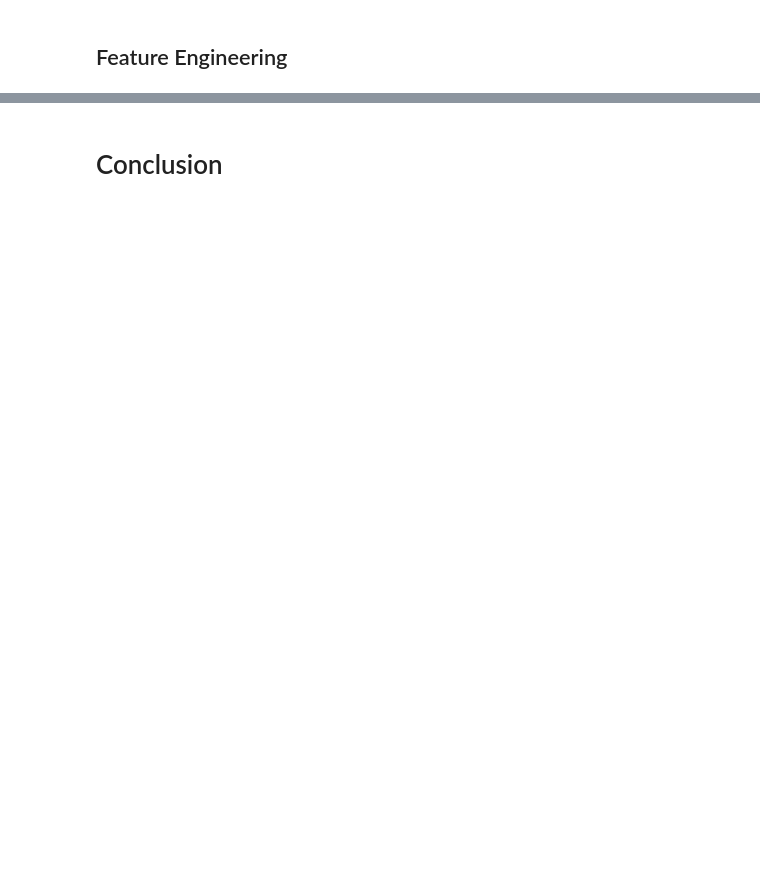
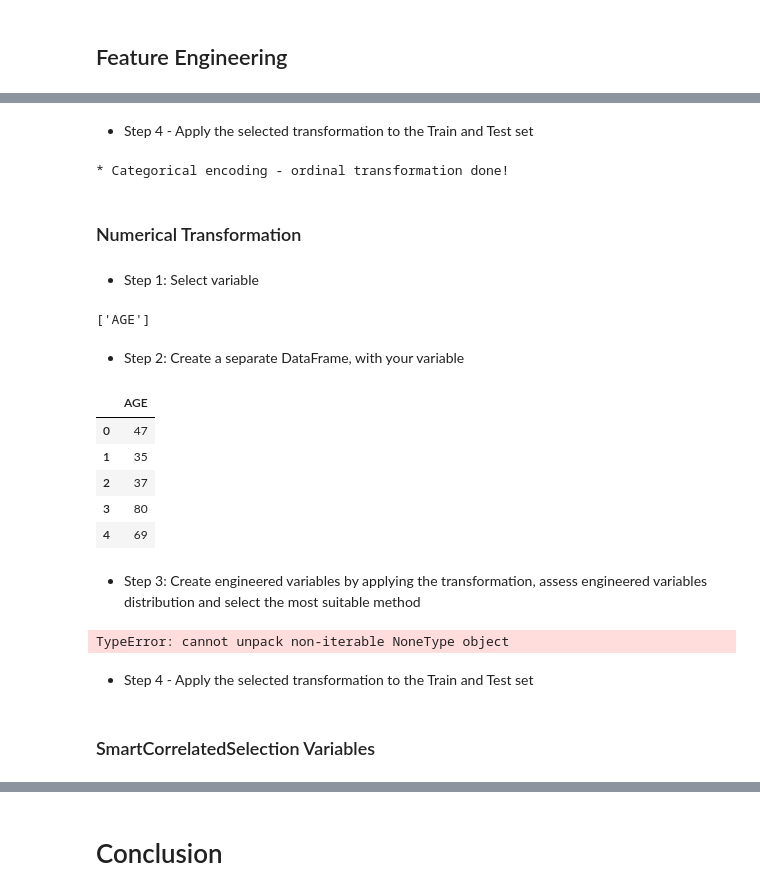
Before and after one commit to cniblock/milestone-covid-19-study, a Jupyter notebook: jupyter_notebooks/04 - FeatureEngineering.ipynb, the cells around one changed output, grey strips where cells are left out. Cells and saved outputs as stored; diff of their text form; code cells hidden in the pictures; blank space fills up the shorter version.

```diff
--- a/jupyter_notebooks/04 - FeatureEngineering.ipynb
+++ b/jupyter_notebooks/04 - FeatureEngineering.ipynb
@@ -63,0 +343,39 @@ Test Set
+# %% [markdown]
+* Step 4 - Apply the selected transformation to the Train and Test set
+# %%
+encoder = OrdinalEncoder(encoding_method='arbitrary', variables=variables_engineering)
+TrainSet = encoder.fit_transform(TrainSet)
+TestSet = encoder.transform(TestSet)
+
+print("* Categorical encoding - ordinal transformation done!")
+# %% [output]
+* Categorical encoding - ordinal transformation done!
+# %% [markdown]
+### Numerical Transformation
+# %% [markdown]
+* Step 1: Select variable
+# %%
+variables_engineering = ['AGE']
+variables_engineering
+# %% [output]
+['AGE']
+# %% [markdown]
+* Step 2: Create a separate DataFrame, with your variable
+# %%
+df_engineering = TrainSet[variables_engineering].copy()
+df_engineering.head()
+# %% [output]
+|  | AGE |
+| 0 | 47 |
+| 1 | 35 |
+| 2 | 37 |
+| 3 | 80 |
+| 4 | 69 |
+# %% [markdown]
+* Step 3: Create engineered variables by applying the transformation, assess engineered variables distribution and select the most suitable method
+# %%
+df_engineering = FeatureEngineeringAnalysis(df=df_engineering, analysis_type='numerical')
+# %% [output]
+TypeError: cannot unpack non-iterable NoneType object
+# %% [markdown]
+* Step 4 - Apply the selected transformation to the Train and Test set
@@ -63,0 +392,2 @@ Test Set
+# %% [markdown]
+### SmartCorrelatedSelection Variables
```
Also changed, not shown: parts of 22 cells of this notebook.
